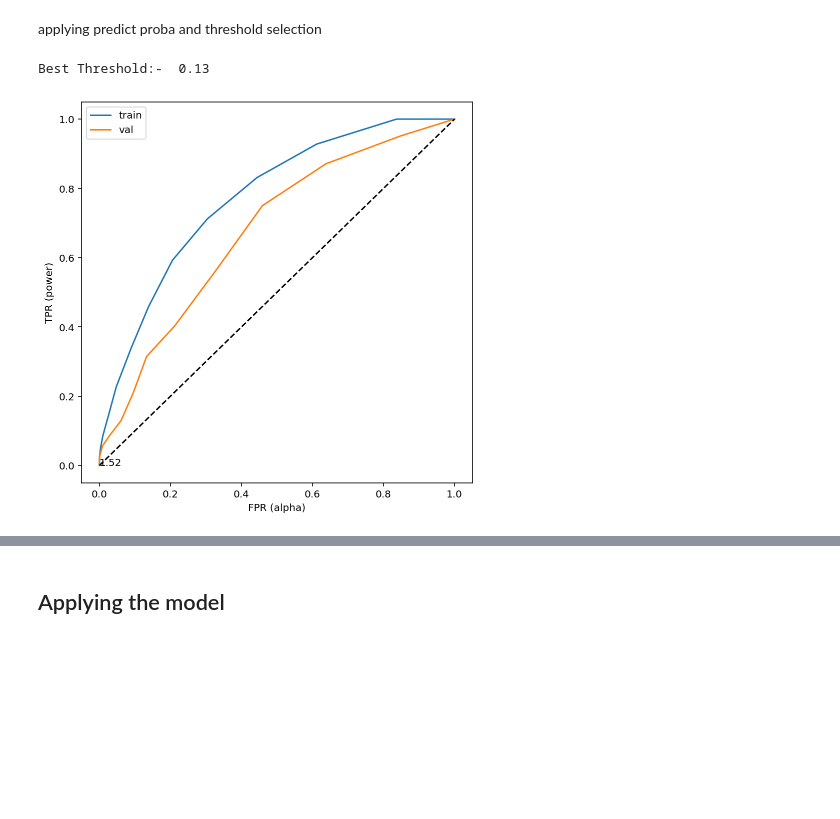
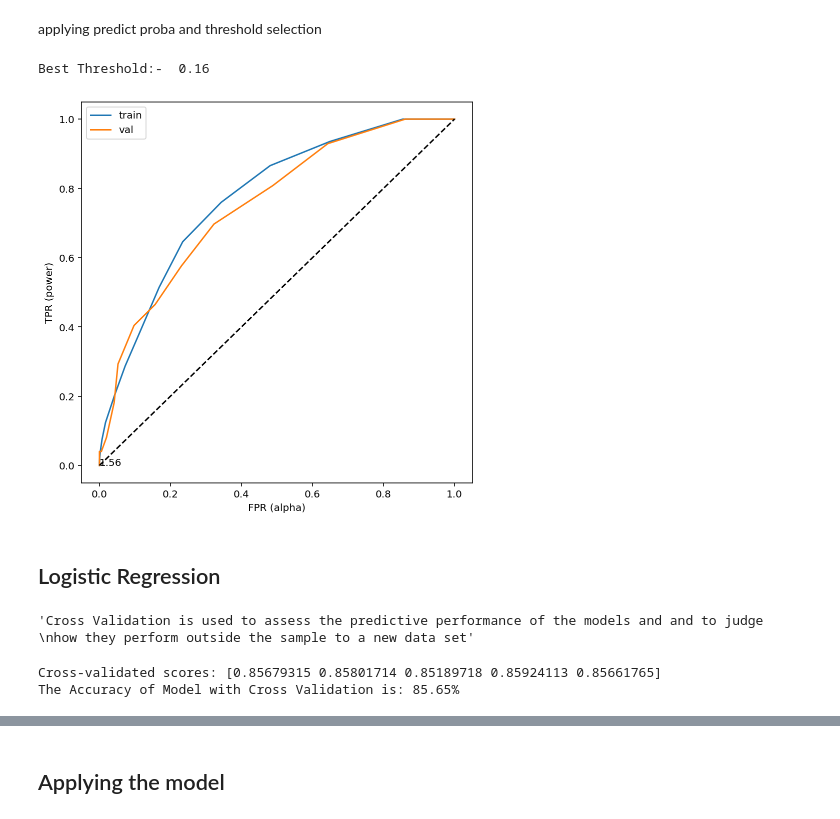
Before and after one commit to sarazylfo/Heart_Disease_Classification, a Jupyter notebook: Heart Data Exploration and Modelling-plus threshold and gridsearch.ipynb, the cells around one changed output, grey strips where cells are left out. Drawn from its saved outputs; the diff is of its cells as text; code cells hidden in the pictures; blank space fills up the shorter version.

```diff
--- a/Heart Data Exploration and Modelling-plus threshold and gridsearch.ipynb
+++ b/Heart Data Exploration and Modelling-plus threshold and gridsearch.ipynb
@@ -857,8 +864,8 @@ ax.set_xlabel('Predicted ');ax.set_ylabel('True');
 and calculating the area under that curve.The closer the score to 1 the better the algorithm's ability to
 distinguish between the two outcome classes.'''
 
-fpr, tpr, _ = roc_curve(y_test, normalized_df_knn_pred)
-auc = roc_auc_score(y_test, normalized_df_knn_pred)
+fpr, tpr, _ = roc_curve(y_val, normalized_df_knn_pred)
+auc = roc_auc_score(y_val, normalized_df_knn_pred)
 plt.plot(fpr,tpr,label="data 1, auc="+str(auc))
 plt.legend(loc=4)
 plt.box(False)
@@ -943,6 +950,7 @@ param_grid_2 = {'n_neighbors': [19,21,23,25],
 # %%
 gs_2 = GridSearchCV(knn,
                   param_grid_2,
+                    scoring='roc_auc',
                   cv=5,
                   verbose=1,
                   n_jobs=1
@@ -1005,8 +1013,22 @@ def annot(fpr,tpr,thr):
         if k %50 == 0:
             plt.annotate(round(thr[k],2),xy=(i,j), textcoords='data')
         k+=1
-# %%
-roc_plot(best_model, X_train, y_train, X_test, y_test)
-# %% [output]
-Best Threshold:-  0.13
-[figure, removed]
+# %%
+roc_plot(best_model, X_train_val, y_train_val, X_val, y_val)
+# %% [output]
+Best Threshold:-  0.16
+[figure, added]
+# %% [markdown]
+## Logistic Regression
+# %%
+'''Cross Validation is used to assess the predictive performance of the models and and to judge
+how they perform outside the sample to a new data set'''
+
+cv_results_lr = cross_val_score(LogisticRegression(), X, y, cv=5)
+
+print ("Cross-validated scores:", cv_results_lr)
+print("The Accuracy of Model with Cross Validation is: {0:.2f}%".format(cv_results_lr.mean() * 100))
+# %% [output]
+'Cross Validation is used to assess the predictive performance of the models and and to judge \nhow they perform outside the sample to a new data set'
+Cross-validated scores: [0.85679315 0.85801714 0.85189718 0.85924113 0.85661765]
+The Accuracy of Model with Cross Validation is: 85.65%
```
Also changed, not shown: parts of 30 cells of this notebook.
